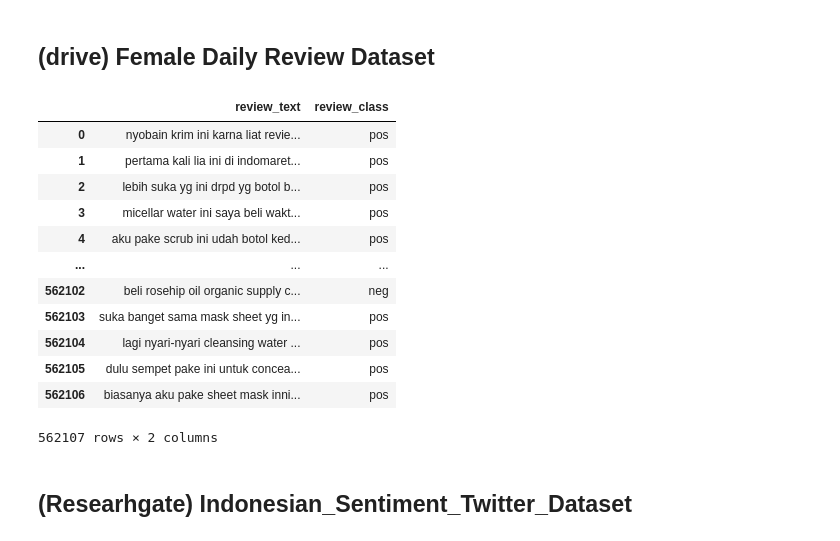
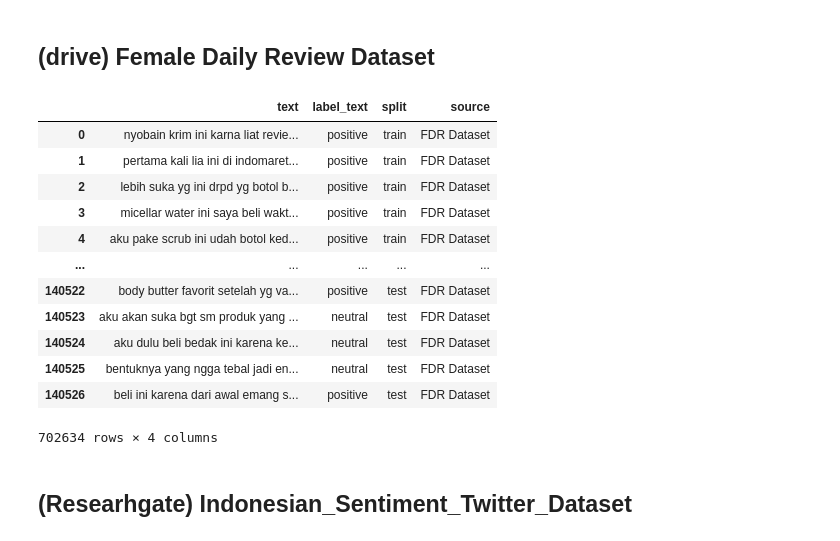
Before and after one commit to carant-ai/tpu-sentiment-trainer, a Jupyter notebook: preprocess.ipynb, the cells around one changed output. Drawn from its saved outputs; the diff is of its cells as text; code cells hidden in the pictures.

```diff
--- a/preprocess.ipynb
+++ b/preprocess.ipynb
@@ -114,42 +148,48 @@ Dataset({
 subprocess.run("pip install gdown")
 subprocess.run("gdown --id 1smg2JQfz9tUf02ixpXGhkYN3zAkPQNQ_")
 subprocess.run("gdown --id 12PWEk7vPrm0csj97kNGGmHz1Pu4Axd6Y")
-# %%
-import pandas as pd
-import json
-def parse_reviews(filename):
-    reviews_list = []
-
-    # Open the file
-    with open(filename, "r") as file:
-        # Read each line (JSON object) in the file
-        for line in file:
-            # Parse the JSON object
-            review = json.loads(line)
-
-            # Append the review to the list
-            reviews_list.append(review)
-
-    return reviews_list
-
-# Usage
-reviews = parse_reviews("all_dataset_train.json")
-df = pd.DataFrame(reviews)
-df
-# %% [output]
-|  | review_text | review_class |
-| 0 | nyobain krim ini karna liat revie... | pos |
-| 1 | pertama kali lia ini di indomaret... | pos |
-| 2 | lebih suka yg ini drpd yg botol b... | pos |
-| 3 | micellar water ini saya beli wakt... | pos |
-| 4 | aku pake scrub ini udah botol ked... | pos |
-| ... | ... | ... |
-| 562102 | beli rosehip oil organic supply c... | neg |
-| 562103 | suka banget sama mask sheet yg in... | pos |
-| 562104 | lagi nyari-nyari cleansing water ... | pos |
-| 562105 | dulu sempet pake ini untuk concea... | pos |
-| 562106 | biasanya aku pake sheet mask inni... | pos |
-562107 rows × 2 columns
+# %%
+def parse_reviews(filename):
+    reviews_list = []
+    with open(filename, "r") as file:
+        for line in file:
+            review = json.loads(line)
+            reviews_list.append(review)
+    return reviews_list
+
+label_mapping = {
+    'neg': 'negative',
+    'neu': 'neutral',
+    'pos': 'positive'
+}
+label_mapping = pd.DataFrame({"index": label_mapping.keys(), "label_text": label_mapping.values()}).set_index("index")
+
+frame = []
+for split in ['train','test']:
+    reviews = parse_reviews(f"all_dataset_{split}.json")
+    df = pd.DataFrame(reviews)
+    df = df.merge(label_mapping, how = 'left', left_on = "review_class", right_on = "index").rename(columns = {'review_text':'text'})
+    df = df[['text','label_text']]
+    df['split'] = split
+    df['source'] = "FDR Dataset"
+    frame.append(df)
+
+dataset = pd.concat(frame)
+dataset
+# %% [output]
+|  | text | label_text | split | source |
+| 0 | nyobain krim ini karna liat revie... | positive | train | FDR Dataset |
+| 1 | pertama kali lia ini di indomaret... | positive | train | FDR Dataset |
+| 2 | lebih suka yg ini drpd yg botol b... | positive | train | FDR Dataset |
+| 3 | micellar water ini saya beli wakt... | positive | train | FDR Dataset |
+| 4 | aku pake scrub ini udah botol ked... | positive | train | FDR Dataset |
+| ... | ... | ... | ... | ... |
+| 140522 | body butter favorit setelah yg va... | positive | test | FDR Dataset |
+| 140523 | aku akan suka bgt sm produk yang ... | neutral | test | FDR Dataset |
+| 140524 | aku dulu beli bedak ini karena ke... | neutral | test | FDR Dataset |
+| 140525 | bentuknya yang ngga tebal jadi en... | neutral | test | FDR Dataset |
+| 140526 | beli ini karena dari awal emang s... | positive | test | FDR Dataset |
+702634 rows × 4 columns
 # %% [markdown]
 ## (Researhgate) Indonesian_Sentiment_Twitter_Dataset
 # %%
```
Also changed, not shown: parts of 37 cells of this notebook, 1 other file.
